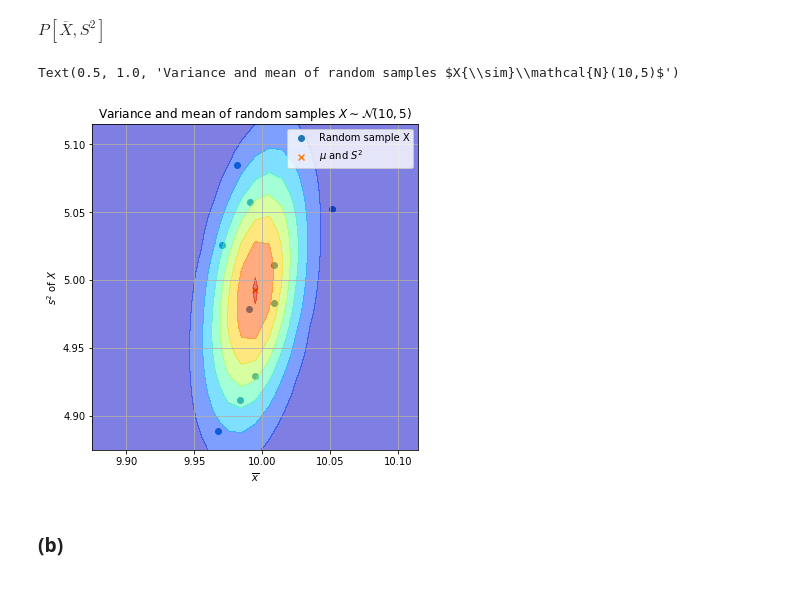
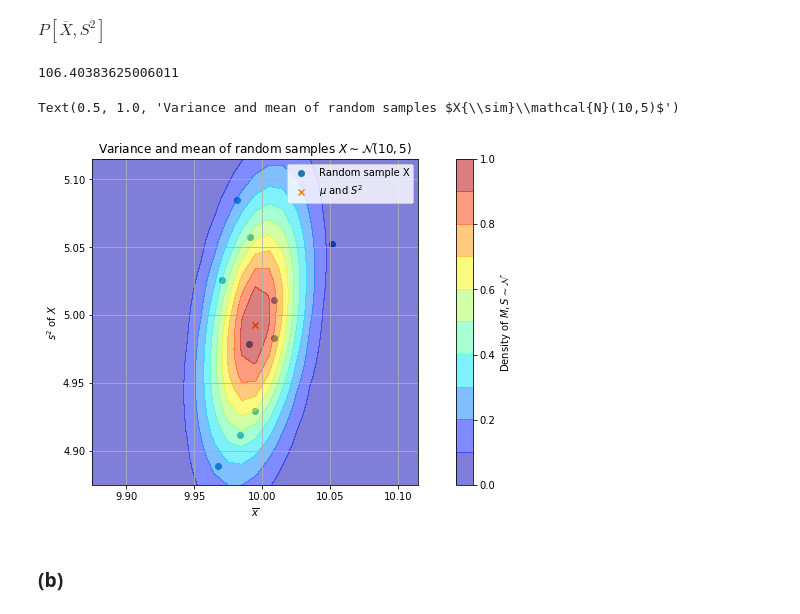
Before and after one commit to indiaki1o/ISI2, a Jupyter notebook: EX2/EX02.ipynb, the cells around one changed output. Saved outputs shown, nothing was run; the diff lists cells and outputs as text; code cells hidden in the pictures.

Commit message:
ex2: 4.a. add colorbar

```diff
--- a/EX2/EX02.ipynb
+++ b/EX2/EX02.ipynb
@@ -704,37 +704,44 @@ $P[\overline{X}, S^2]$
 # %%
 vcov = np.cov(mean_eachX, variance_eachX)
 norm_MeanVar=scipy.stats.multivariate_normal(mean=[mean_pop,variance_pop], cov=vcov)
+# %%
+np.max(P)
+# %% [output]
+106.40383625006011
 # %%
 #%
 fig_ = plt.figure(figsize=(8,6))
 ax_  = plt.subplot(111)
 margin=1/8
 M,V=np.mgrid[(10-margin):(10+margin):0.01, (5-margin):(5+margin):0.01]
 MV=np.stack( (M,V), axis=2 )
 P = norm_MeanVar.pdf(np.stack( MV ))
+P_norm = P / np.max(P)
 
 mean_var = ax_.scatter(mean_eachX, variance_eachX, marker="o",
                        label="Random sample X" )
 mean_var_pop = ax_.scatter(mean_pop, variance_pop, marker="x",
                            label="$\mu$ and $S^2$" )
-cont = ax_.contourf(M,V,P, cmap=plt.cm.jet,
-#                     np.linspace(0,100,10), # levels
+cont = ax_.contourf(M,V,P_norm,
+                    np.linspace(0,1.,11), # levels
+                    cmap=plt.cm.jet,
                     alpha=0.5)
 #%
-# plt.colorbar()
+cbar=fig_.colorbar(cont)
+cbar.ax.set_ylabel("Density of $M,S {\sim} \mathcal{N}$")
 #%
 ax_.grid(True)
 ax_.axis('square')
 # ax_.legend(handles=[mean_var,mean_var_pop,cont], labels=["Random sample X","$\mu$ and $S^2$","$\mathcal{N}(\overline{X},S^2)$"])
 ax_.legend()
 ax_.axes.set_xlabel("$\overline{x}$")
 ax_.axes.set_ylabel("$s^2$ of $X$")
 ax_.axes.set_xlim(np.min(M[:]),np.max(M[:]))
 ax_.axes.set_ylim(np.min(V[:]),np.max(V[:]))
 ax_.axes.set_title("Variance and mean of random samples $X{\sim}\mathcal{N}(10,5)$")
 # %% [output]
 Text(0.5, 1.0, 'Variance and mean of random samples $X{\\sim}\\mathcal{N}(10,5)$')
-[figure, old version]
+[figure, new version]
 # %% [markdown]
 ### (b)
 # %%
```
